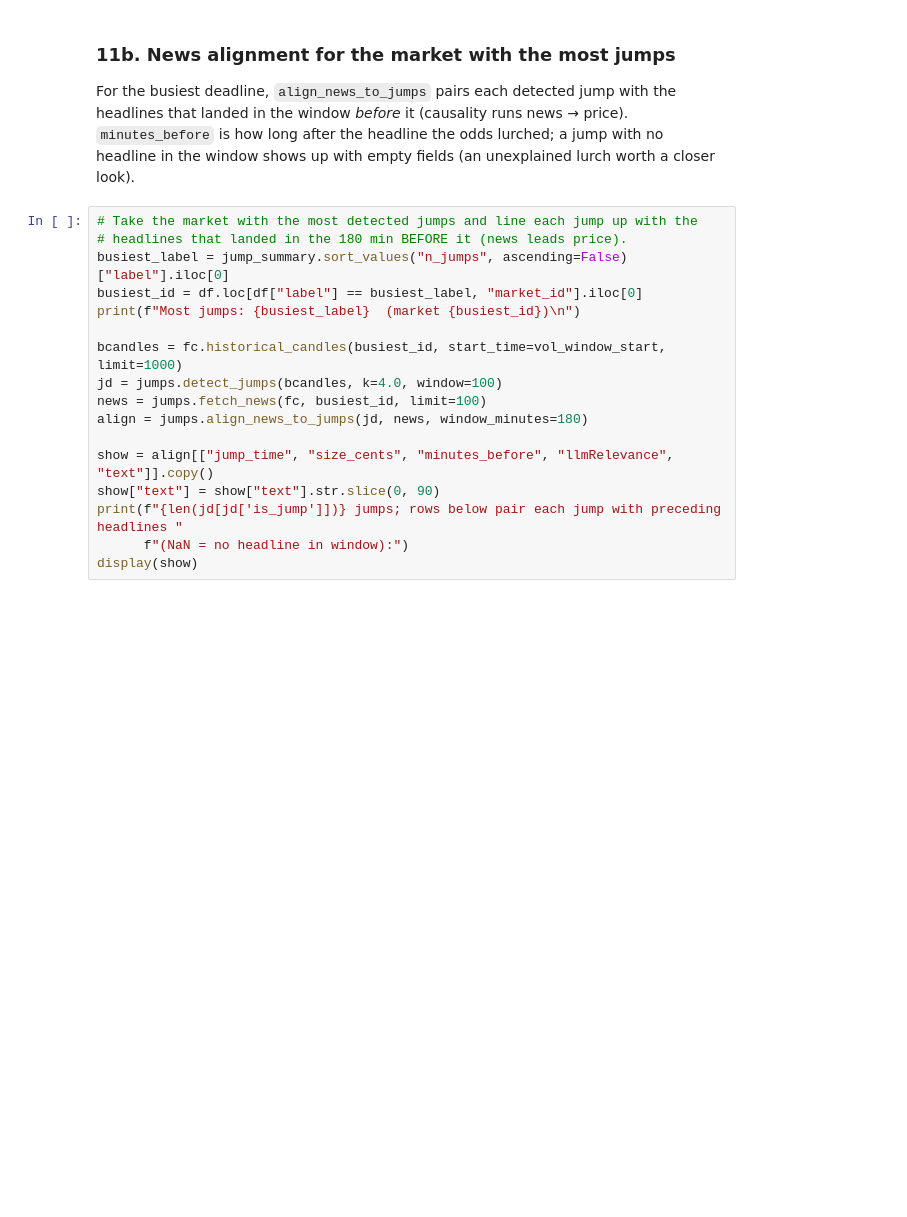
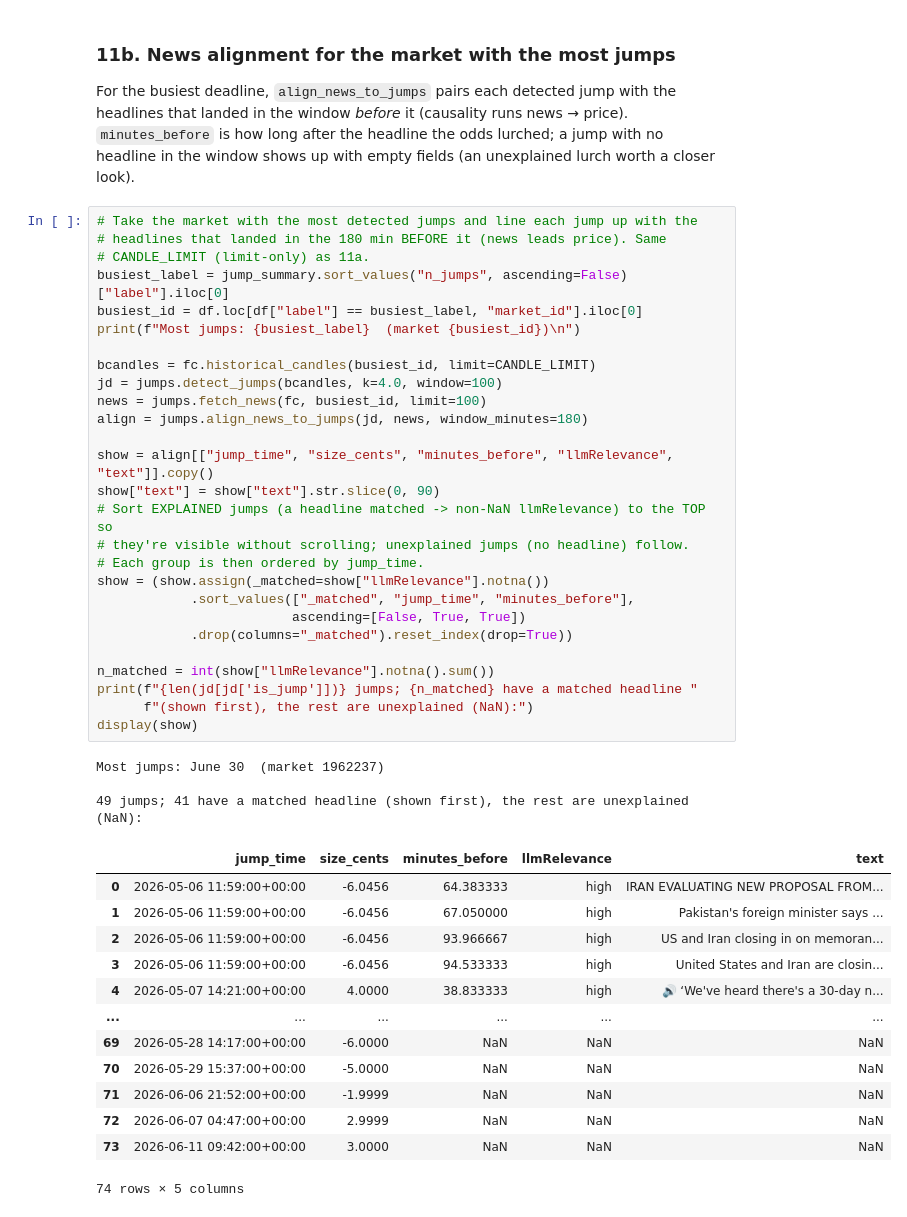
Before and after one commit to Enclave-Money/vol-term, a Jupyter notebook: analysis.ipynb, the cells around one changed output. Saved outputs shown, nothing was run; the diff lists cells and outputs as text; blank space fills up the shorter version.

```diff
--- a/analysis.ipynb
+++ b/analysis.ipynb
@@ -425,20 +437,47 @@ display(jump_summary)
 For the busiest deadline, `align_news_to_jumps` pairs each detected jump with the headlines that landed in the window *before* it (causality runs news → price). `minutes_before` is how long after the headline the odds lurched; a jump with no headline in the window shows up with empty fields (an unexplained lurch worth a closer look).
 # %%
 # Take the market with the most detected jumps and line each jump up with the
-# headlines that landed in the 180 min BEFORE it (news leads price).
+# headlines that landed in the 180 min BEFORE it (news leads price). Same
+# CANDLE_LIMIT (limit-only) as 11a.
 busiest_label = jump_summary.sort_values("n_jumps", ascending=False)["label"].iloc[0]
 busiest_id = df.loc[df["label"] == busiest_label, "market_id"].iloc[0]
 print(f"Most jumps: {busiest_label}  (market {busiest_id})\n")
 
-bcandles = fc.historical_candles(busiest_id, start_time=vol_window_start, limit=1000)
+bcandles = fc.historical_candles(busiest_id, limit=CANDLE_LIMIT)
 jd = jumps.detect_jumps(bcandles, k=4.0, window=100)
 news = jumps.fetch_news(fc, busiest_id, limit=100)
 align = jumps.align_news_to_jumps(jd, news, window_minutes=180)
 
 show = align[["jump_time", "size_cents", "minutes_before", "llmRelevance", "text"]].copy()
 show["text"] = show["text"].str.slice(0, 90)
-print(f"{len(jd[jd['is_jump']])} jumps; rows below pair each jump with preceding headlines "
-      f"(NaN = no headline in window):")
+# Sort EXPLAINED jumps (a headline matched -> non-NaN llmRelevance) to the TOP so
+# they're visible without scrolling; unexplained jumps (no headline) follow.
+# Each group is then ordered by jump_time.
+show = (show.assign(_matched=show["llmRelevance"].notna())
+            .sort_values(["_matched", "jump_time", "minutes_before"],
+                         ascending=[False, True, True])
+            .drop(columns="_matched").reset_index(drop=True))
+
+n_matched = int(show["llmRelevance"].notna().sum())
+print(f"{len(jd[jd['is_jump']])} jumps; {n_matched} have a matched headline "
+      f"(shown first), the rest are unexplained (NaN):")
 display(show)
+# %% [output]
+Most jumps: June 30  (market 1962237)
+
+49 jumps; 41 have a matched headline (shown first), the rest are unexplained (NaN):
+|  | jump_time | size_cents | minutes_before | llmRelevance | text |
+| 0 | 2026-05-06 11:59:00+00:00 | -6.0456 | 64.383333 | high | IRAN EVALUATING NEW PROPOSAL FROM... |
+| 1 | 2026-05-06 11:59:00+00:00 | -6.0456 | 67.050000 | high | Pakistan's foreign minister says ... |
+| 2 | 2026-05-06 11:59:00+00:00 | -6.0456 | 93.966667 | high | US and Iran closing in on memoran... |
+| 3 | 2026-05-06 11:59:00+00:00 | -6.0456 | 94.533333 | high | United States and Iran are closin... |
+| 4 | 2026-05-07 14:21:00+00:00 | 4.0000 | 38.833333 | high | 🔊 ‘We've heard there's a 30-day n... |
+| ... | ... | ... | ... | ... | ... |
+| 69 | 2026-05-28 14:17:00+00:00 | -6.0000 | NaN | NaN | NaN |
+| 70 | 2026-05-29 15:37:00+00:00 | -5.0000 | NaN | NaN | NaN |
+| 71 | 2026-06-06 21:52:00+00:00 | -1.9999 | NaN | NaN | NaN |
+| 72 | 2026-06-07 04:47:00+00:00 | 2.9999 | NaN | NaN | NaN |
+| 73 | 2026-06-11 09:42:00+00:00 | 3.0000 | NaN | NaN | NaN |
+74 rows × 5 columns
 # %% [markdown]
 ### 11c. Belief-vol term structure: clean vs contaminated
```
Also changed, not shown: parts of 14 cells of this notebook.
